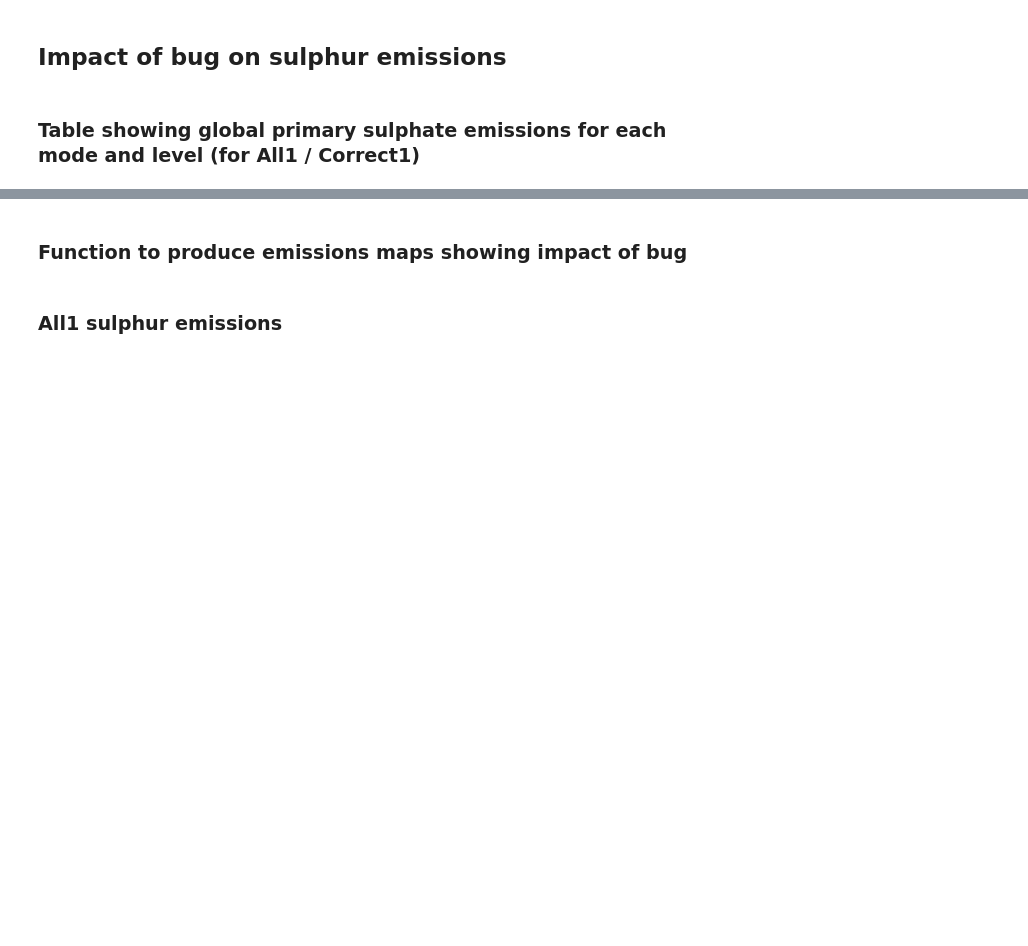
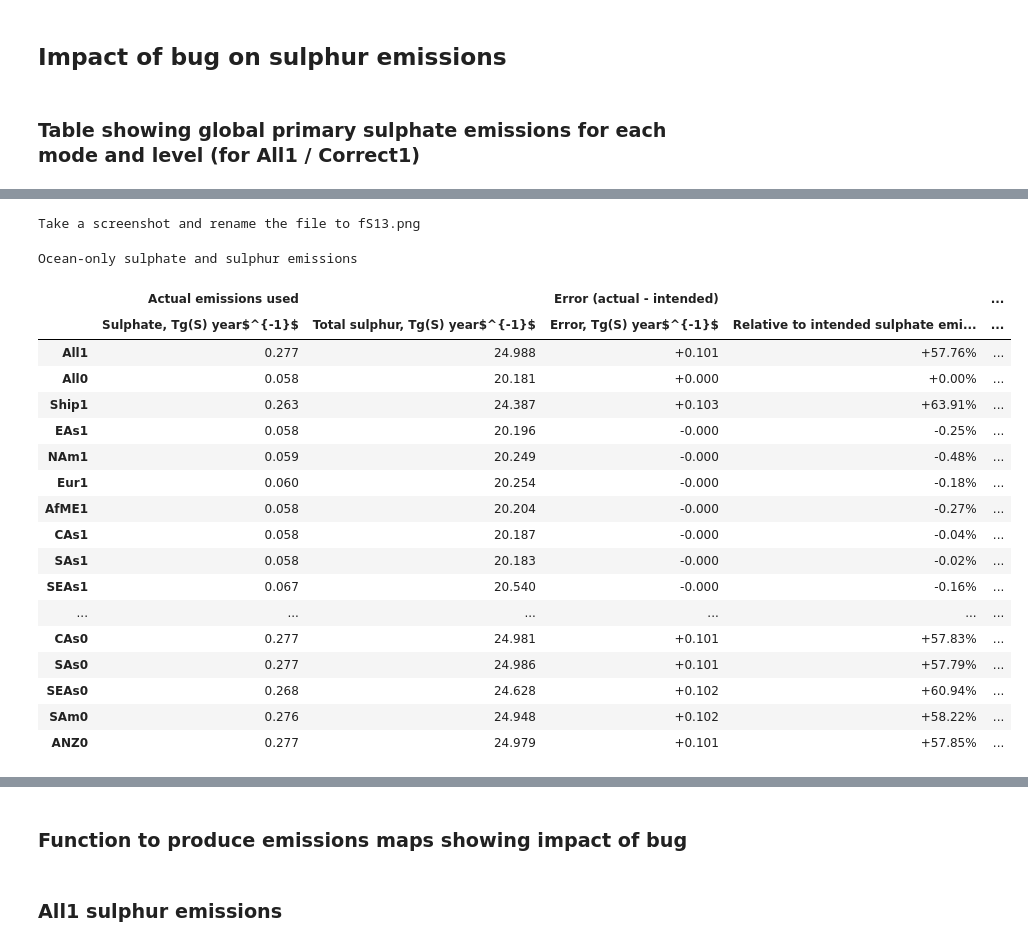
Before and after one commit to grandey/draft2017a-region-rfp, a Jupyter notebook: emissions_bug_draft2017a.ipynb, the cells around one changed output, grey strips where cells are left out. Saved outputs shown, nothing was run; the diff lists cells and outputs as text; code cells hidden in the pictures; blank space fills up the shorter version.

```diff
--- a/emissions_bug_draft2017a.ipynb
+++ b/emissions_bug_draft2017a.ipynb
@@ -273,0 +360,26 @@ Take a screenshot and rename the file to fS11.png
+# %%
+# Display the ocean-only table
+print('Take a screenshot and rename the file to fS{:02}.png'.format(supp_figure_counter))
+supp_figure_counter += 1
+styler_dict['ocean']
+# %% [output]
+Take a screenshot and rename the file to fS13.png
+Ocean-only sulphate and sulphur emissions
+|  | Actual emissions used |  | Error (actual - intended) |  | ... |
+|  | Sulphate, Tg(S) year$^{-1}$ | Total sulphur, Tg(S) year$^{-1}$ | Error, Tg(S) year$^{-1}$ | Relative to intended sulphate emi... | ... |
+| All1 | 0.277 | 24.988 | +0.101 | +57.76% | ... |
+| All0 | 0.058 | 20.181 | +0.000 | +0.00% | ... |
+| Ship1 | 0.263 | 24.387 | +0.103 | +63.91% | ... |
+| EAs1 | 0.058 | 20.196 | -0.000 | -0.25% | ... |
+| NAm1 | 0.059 | 20.249 | -0.000 | -0.48% | ... |
+| Eur1 | 0.060 | 20.254 | -0.000 | -0.18% | ... |
+| AfME1 | 0.058 | 20.204 | -0.000 | -0.27% | ... |
+| CAs1 | 0.058 | 20.187 | -0.000 | -0.04% | ... |
+| SAs1 | 0.058 | 20.183 | -0.000 | -0.02% | ... |
+| SEAs1 | 0.067 | 20.540 | -0.000 | -0.16% | ... |
+| ... | ... | ... | ... | ... | ... |
+| CAs0 | 0.277 | 24.981 | +0.101 | +57.83% | ... |
+| SAs0 | 0.277 | 24.986 | +0.101 | +57.79% | ... |
+| SEAs0 | 0.268 | 24.628 | +0.102 | +60.94% | ... |
+| SAm0 | 0.276 | 24.948 | +0.102 | +58.22% | ... |
+| ANZ0 | 0.277 | 24.979 | +0.101 | +57.85% | ... |
```
Also changed, not shown: parts of 21 cells of this notebook, 2 other files.
